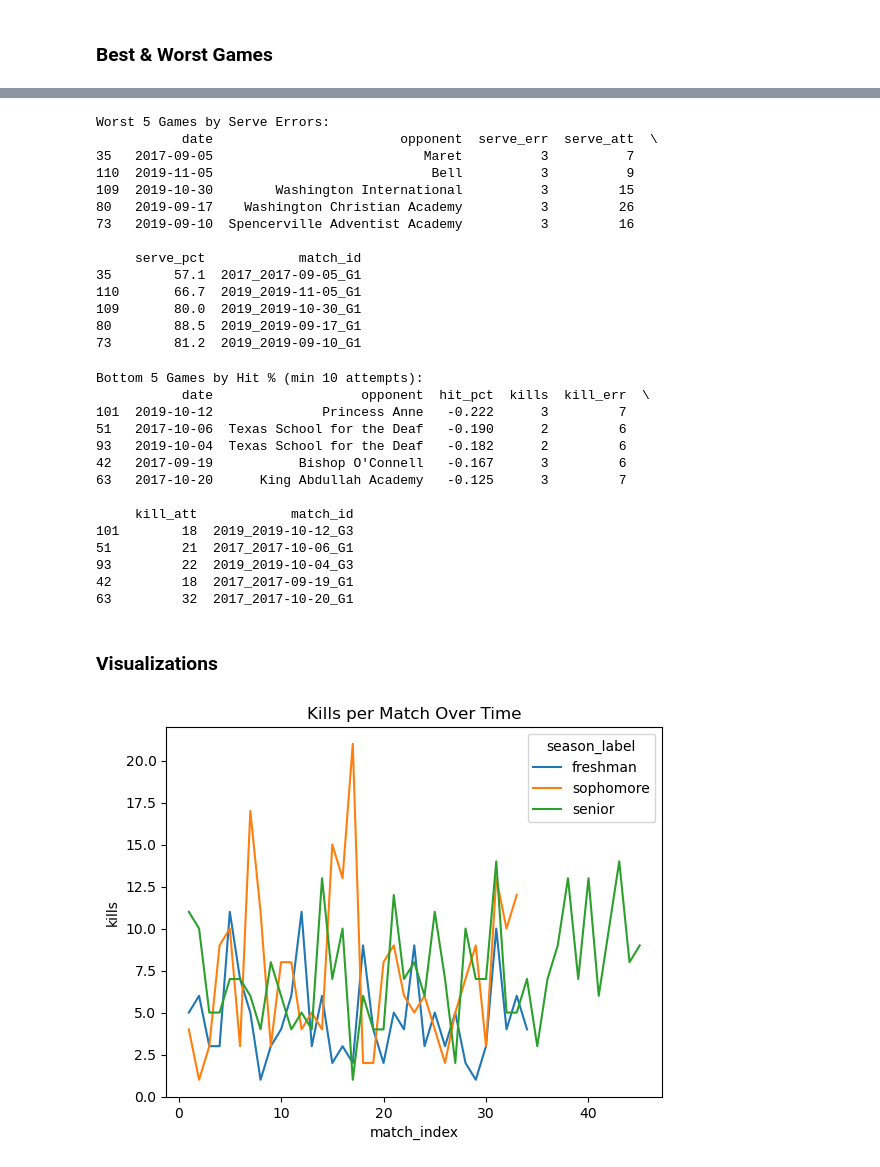
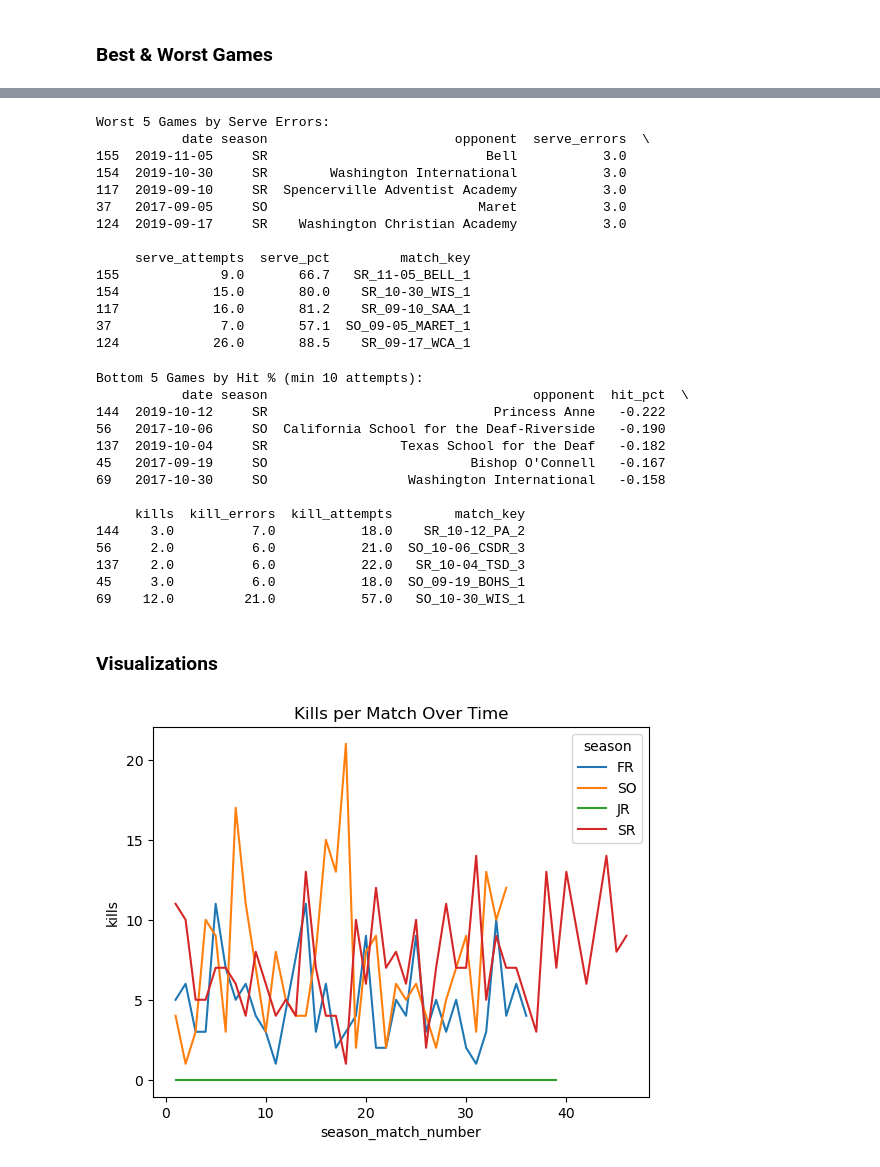
Before and after one commit to drblitx/jr-yr-stats, a Jupyter notebook: notebooks/eda.ipynb, the cells around one changed output, grey strips where cells are left out. Drawn from its saved outputs; the diff is of its cells as text; code cells hidden in the pictures.

```diff
--- a/notebooks/eda.ipynb
+++ b/notebooks/eda.ipynb
@@ -18,7 +8,7 @@ import matplotlib.pyplot as plt
 import seaborn as sns
 # %%
 # import data
-df = pd.read_csv('../data/cleaned/all_seasons.csv')
+df = pd.read_csv('../data/NEW_enriched_matches.csv')
 # %% [markdown]
 ### Descriptive Statistics
 # %%
@@ -368,51 +345,51 @@ Bottom 5 Games by Serve %:
 # %%
-most_serve_err = df.sort_values(by='serve_err', ascending=False).head(5)[
-    ['date', 'opponent', 'serve_err', 'serve_att', 'serve_pct', 'match_id']
+most_serve_err = df.sort_values(by='serve_errors', ascending=False).head(5)[
+    ['date', 'season', 'opponent', 'serve_errors', 'serve_attempts', 'serve_pct', 'match_key']
 ]
 print("Worst 5 Games by Serve Errors:")
 print(most_serve_err)
 # %% [output]
 Worst 5 Games by Serve Errors:
-           date                        opponent  serve_err  serve_att  \
-35   2017-09-05                           Maret          3          7
-110  2019-11-05                            Bell          3          9
-109  2019-10-30        Washington International          3         15
-80   2019-09-17    Washington Christian Academy          3         26
-73   2019-09-10  Spencerville Adventist Academy          3         16
+           date season                        opponent  serve_errors  \
+155  2019-11-05     SR                            Bell           3.0
+154  2019-10-30     SR        Washington International           3.0
+117  2019-09-10     SR  Spencerville Adventist Academy           3.0
+37   2017-09-05     SO                           Maret           3.0
+124  2019-09-17     SR    Washington Christian Academy           3.0
 
-     serve_pct            match_id
-35        57.1  2017_2017-09-05_G1
-110       66.7  2019_2019-11-05_G1
-109       80.0  2019_2019-10-30_G1
-80        88.5  2019_2019-09-17_G1
-73        81.2  2019_2019-09-10_G1
+     serve_attempts  serve_pct         match_key
+155             9.0       66.7   SR_11-05_BELL_1
+154            15.0       80.0    SR_10-30_WIS_1
+117            16.0       81.2    SR_09-10_SAA_1
+37              7.0       57.1  SO_09-05_MARET_1
+124            26.0       88.5    SR_09-17_WCA_1
 # %%
-worst_hit_pct = df[df['kill_att'] > 10].sort_values(by='hit_pct').head(5)[
-    ['date', 'opponent', 'hit_pct', 'kills', 'kill_err', 'kill_att', 'match_id']
+worst_hit_pct = df[df['kill_attempts'] > 10].sort_values(by='hit_pct').head(5)[
+    ['date', 'season', 'opponent', 'hit_pct', 'kills', 'kill_errors', 'kill_attempts', 'match_key']
 ]
 print("Bottom 5 Games by Hit % (min 10 attempts):")
 print(worst_hit_pct)
 # %% [output]
 Bottom 5 Games by Hit % (min 10 attempts):
-           date                   opponent  hit_pct  kills  kill_err  \
-101  2019-10-12              Princess Anne   -0.222      3         7
-51   2017-10-06  Texas School for the Deaf   -0.190      2         6
-93   2019-10-04  Texas School for the Deaf   -0.182      2         6
-42   2017-09-19           Bishop O'Connell   -0.167      3         6
-63   2017-10-20      King Abdullah Academy   -0.125      3         7
+           date season                                  opponent  hit_pct  \
+144  2019-10-12     SR                             Princess Anne   -0.222
+56   2017-10-06     SO  California School for the Deaf-Riverside   -0.190
+137  2019-10-04     SR                 Texas School for the Deaf   -0.182
+45   2017-09-19     SO                          Bishop O'Connell   -0.167
+69   2017-10-30     SO                  Washington International   -0.158
 
-     kill_att            match_id
-101        18  2019_2019-10-12_G3
-51         21  2017_2017-10-06_G1
-93         22  2019_2019-10-04_G3
-42         18  2017_2017-09-19_G1
-63         32  2017_2017-10-20_G1
+     kills  kill_errors  kill_attempts        match_key
+144    3.0          7.0           18.0    SR_10-12_PA_2
+56     2.0          6.0           21.0  SO_10-06_CSDR_3
+137    2.0          6.0           22.0   SR_10-04_TSD_3
+45     3.0          6.0           18.0  SO_09-19_BOHS_1
+69    12.0         21.0           57.0   SO_10-30_WIS_1
 # %% [markdown]
 ### Visualizations
 # %%
 # K/M over time
-sns.lineplot(data=df, x='match_index', y='kills', hue='season_label')
+sns.lineplot(data=df, x='season_match_number', y='kills', hue='season')
 plt.title("Kills per Match Over Time")
 plt.show()
 # %% [output]
-[figure, old version]
+[figure, new version]
```
Also changed, not shown: parts of 28 cells of this notebook.
